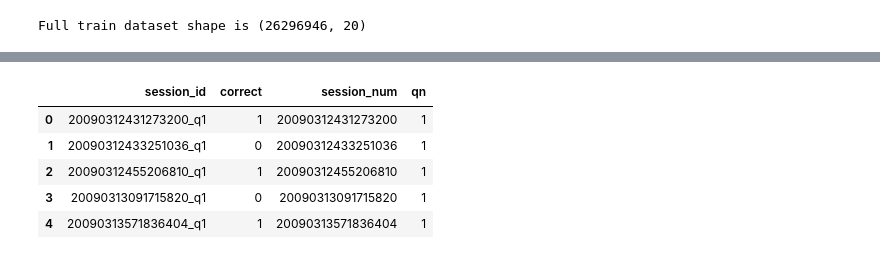
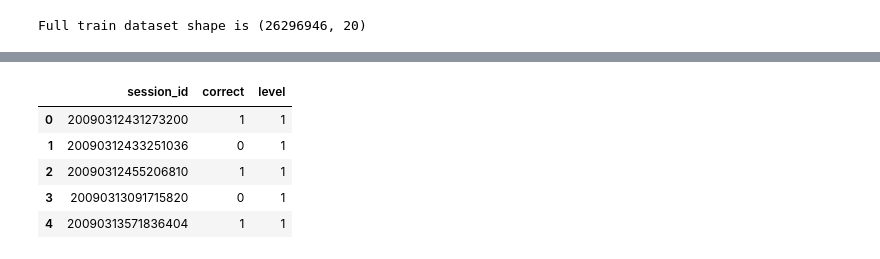
Before and after one commit to Malai237/ML-Project, a Jupyter notebook: starter.ipynb, the cells around one changed output, grey strips where cells are left out. Drawn from its saved outputs; the diff is of its cells as text; code cells hidden in the pictures.

```diff
--- a/starter.ipynb
+++ b/starter.ipynb
@@ -4,6 +4,10 @@
 import pandas as pd
 import numpy as np
 import matplotlib.pyplot as plt
+from sklearn.model_selection import train_test_split, GridSearchCV
+from sklearn.tree import DecisionTreeClassifier
+from sklearn.metrics import f1_score, classification_report, confusion_matrix
+pd.set_option('display.float_format', '{:.2f}'.format)
 # %%
 dtypes={
     'elapsed_time':np.int32,
@@ -41,14 +193,14 @@ dataset_df.head(5)
 # %%
 #Loading the training labels which states whether a person answered the question correctly in a session
 labels = pd.read_csv('./predict-student-performance-from-game-play/train_labels.csv')
 #Each session id consists of both session number and the question number which are separated by a '-'
-labels['session_num'] = labels.session_id.apply(lambda x: int(x.split('_')[0]) )
-labels['qn'] = labels.session_id.apply(lambda x: int(x.split('_')[-1][1:]) )
+labels['level'] = labels.session_id.apply(lambda x: int(x.split('_')[-1][1:]) )
+labels['session_id'] = labels.session_id.apply(lambda x: int(x.split('_')[0]) )
 labels.head()
 # %% [output]
-|  | session_id | correct | session_num | qn |
-| 0 | 20090312431273200_q1 | 1 | 20090312431273200 | 1 |
-| 1 | 20090312433251036_q1 | 0 | 20090312433251036 | 1 |
-| 2 | 20090312455206810_q1 | 1 | 20090312455206810 | 1 |
-| 3 | 20090313091715820_q1 | 0 | 20090313091715820 | 1 |
-| 4 | 20090313571836404_q1 | 1 | 20090313571836404 | 1 |
+|  | session_id | correct | level |
+| 0 | 20090312431273200 | 1 | 1 |
+| 1 | 20090312433251036 | 0 | 1 |
+| 2 | 20090312455206810 | 1 | 1 |
+| 3 | 20090313091715820 | 0 | 1 |
+| 4 | 20090313571836404 | 1 | 1 |
```
Also changed, not shown: parts of 23 cells of this notebook.
